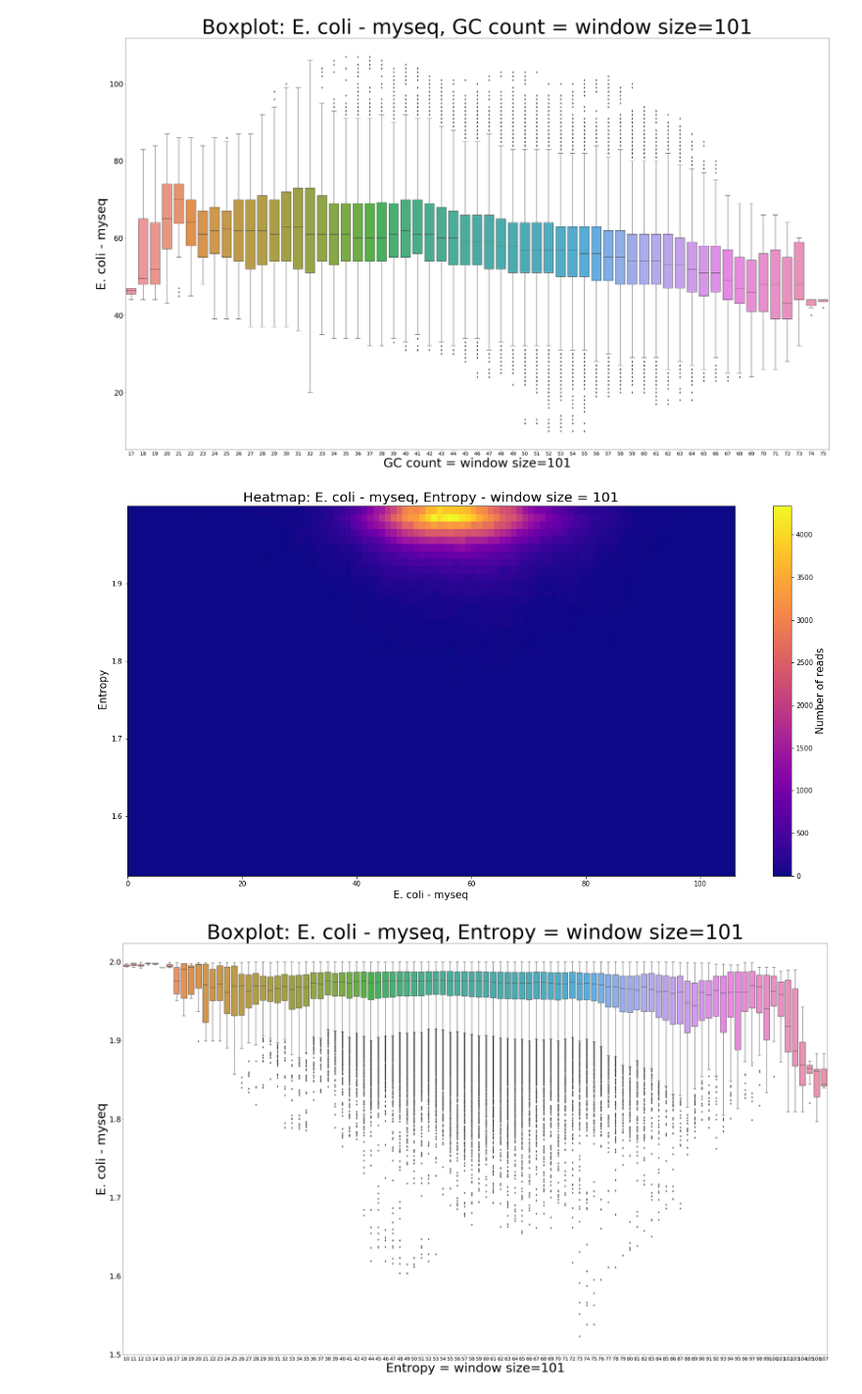
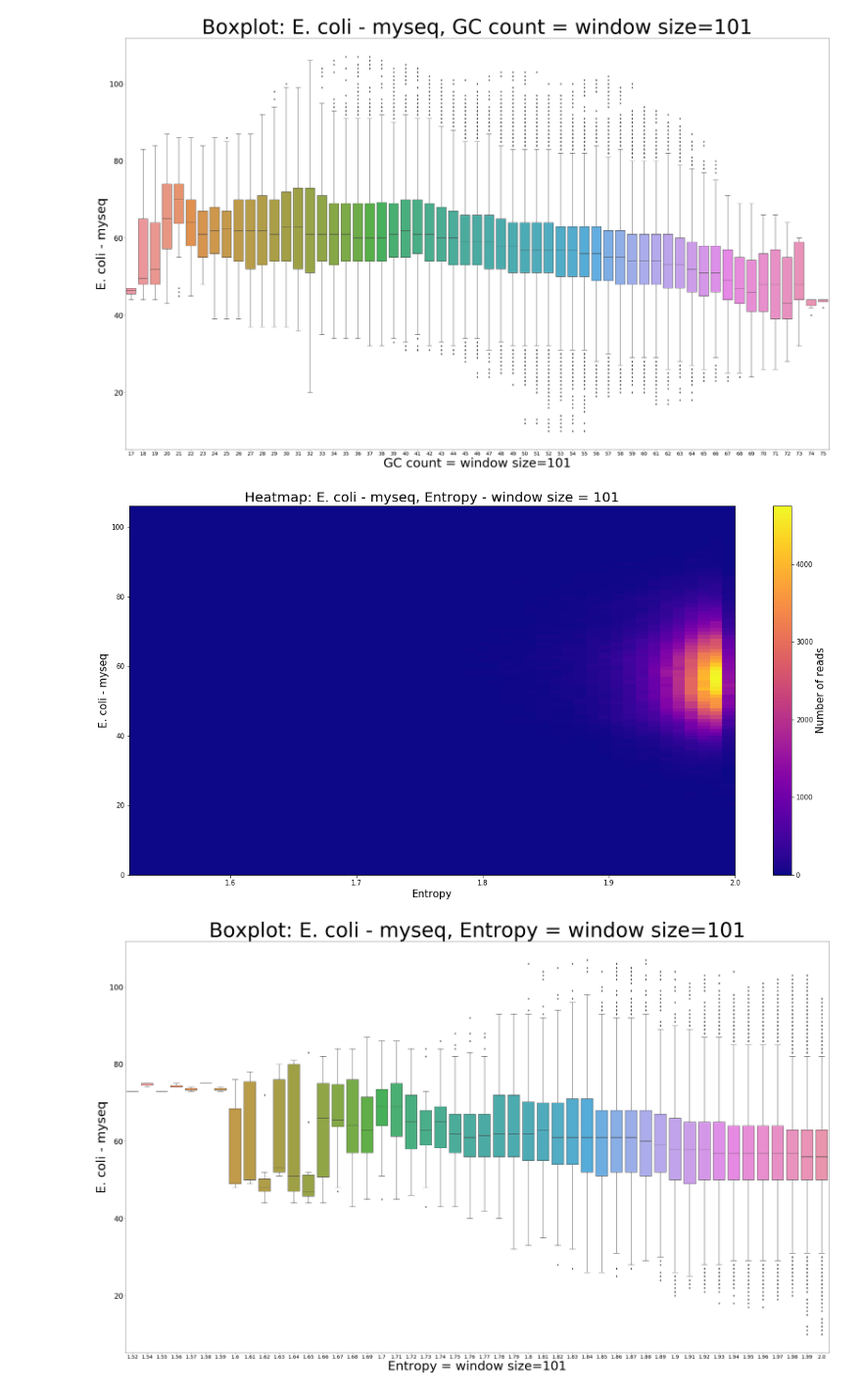
Before and after one commit to evicy/semestral_project, a Jupyter notebook: final_summer_semester.ipynb, the cells around one changed output. Shown at 98% size. Saved outputs shown, nothing was run; the diff lists cells and outputs as text; code cells hidden in the pictures.

Commit message:
Changed Functions_Summer_Semester functions for bedgraph to the efficient ones Changed the x, y in heatmaps and boxplot for entropy

```diff
--- a/final_summer_semester.ipynb
+++ b/final_summer_semester.ipynb
@@ -58,12 +61,13 @@ make_boxplot(x=values, y=bg1, title='Boxplot: E. coli - myseq, GC count = window
 # %%
 values = create_values_from_fasta(fasta_data, 101, count_entropy)
 
-make_heatmap(bg1, values, title='Heatmap: E. coli - myseq, Entropy - window size = 101', colorbar_title = 'Number of reads',
-             x_axis_name='E. coli - myseq', y_axis_name=' Entropy', are_integers=False)
+make_heatmap(values, bg1, title='Heatmap: E. coli - myseq, Entropy - window size = 101', colorbar_title = 'Number of reads',
+             x_axis_name='Entropy', y_axis_name='E. coli - myseq',
+             x_axis_are_integers=False, y_axis_are_integers=True)
 # %% [output]
-[figure, old version]
+[figure, new version]
 # %%
-make_boxplot(x=bg1, y=values, title='Boxplot: E. coli - myseq, Entropy = window size=101',
+make_boxplot(x=values, y=bg1, title='Boxplot: E. coli - myseq, Entropy = window size=101',
              x_axis_name='Entropy = window size=101', y_axis_name='E. coli - myseq')
 # %% [output]
-[figure, old version]
+[figure, new version]
```
Also changed, not shown: parts of 3 cells of this notebook, 3 other files.
